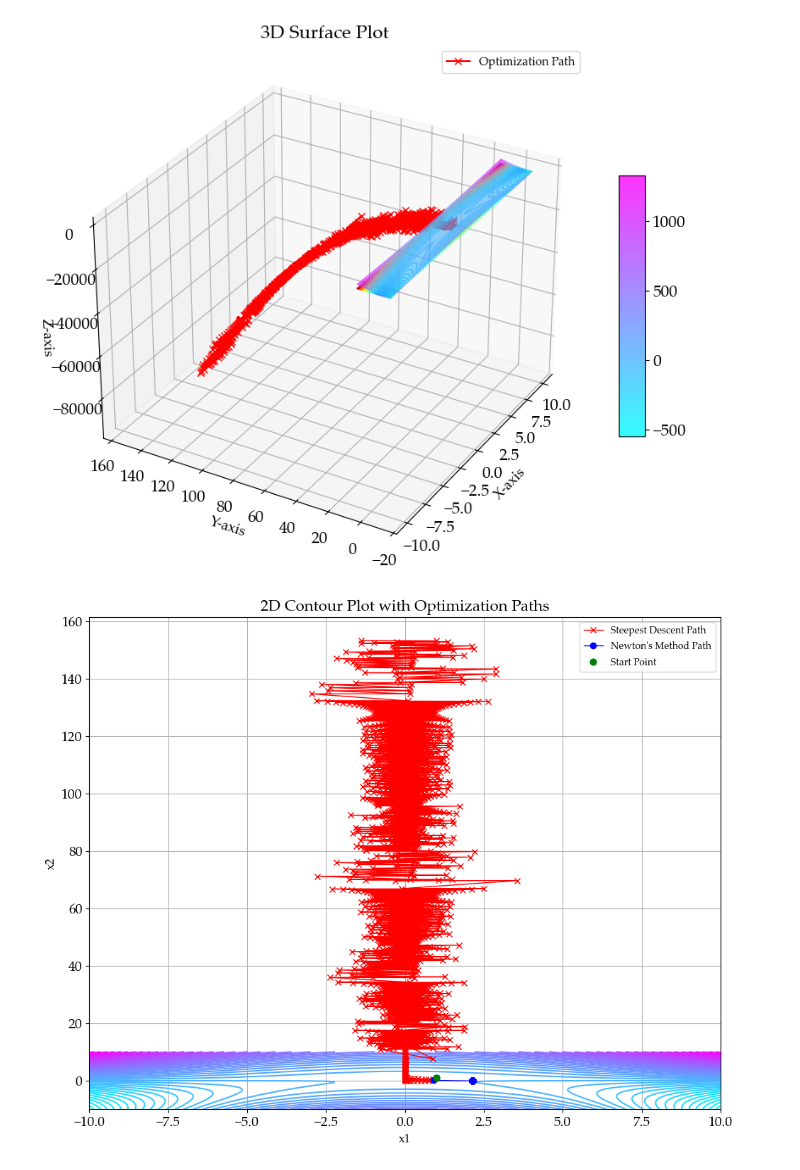
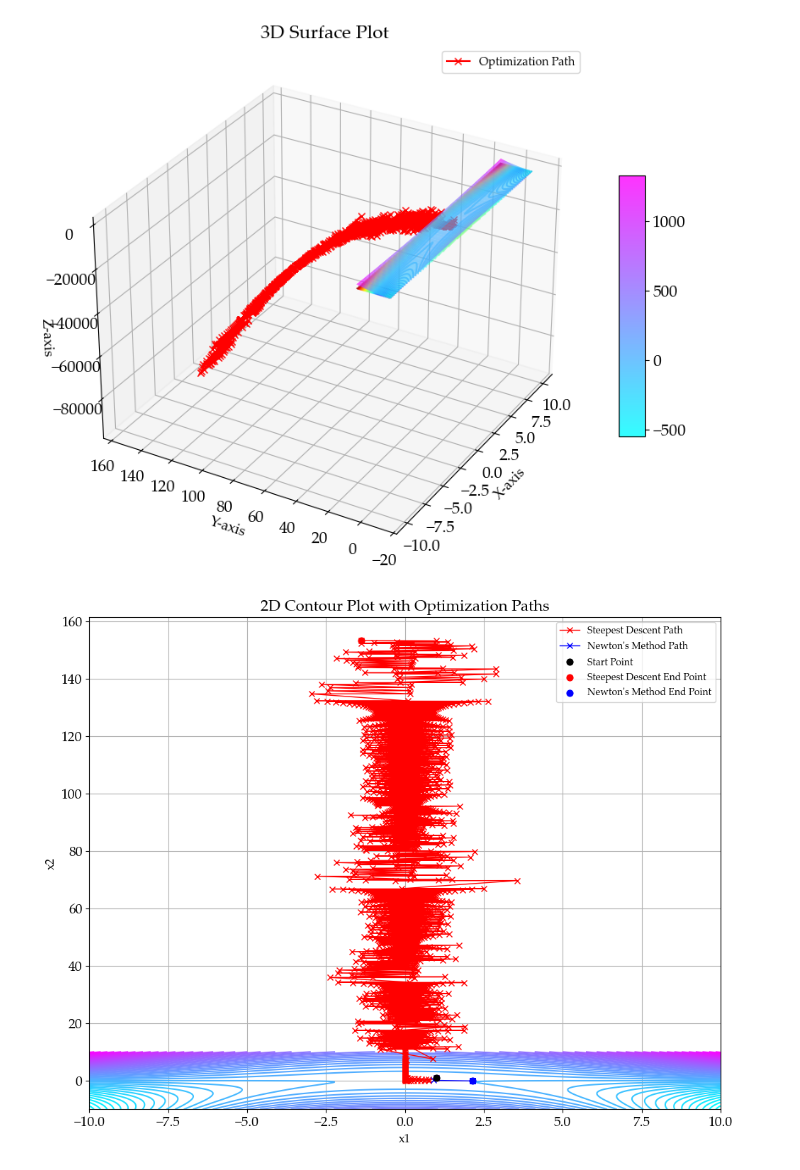
Before and after one commit to fegara/W11-Code, a Jupyter notebook: Assign.ipynb, the cells around one changed output. Drawn from its saved outputs; the diff is of its cells as text; code cells hidden in the pictures.

```diff
--- a/Assign.ipynb
+++ b/Assign.ipynb
@@ -334,28 +343,32 @@ plt.show()
 # %%
 # Create a 2D contour plot with optimization paths
 fig, ax = plt.subplots(figsize=(10, 8))
 
 # Plot the contour
 CS = ax.contour(X, Y, Z, levels=50, cmap='cool')
 
 # Plot the optimization path for Steepest Descent
 ax.plot(path[:, 0], path[:, 1], marker='x', color='red', linewidth=1, label='Steepest Descent Path')
 
 # Plot the optimization path for Newton's Method
-ax.plot(path_newton[:, 0], path_newton[:, 1], marker='o', color='blue', linewidth=1, label="Newton's Method Path")
+ax.plot(path_newton[:, 0], path_newton[:, 1], marker='x', color='blue', linewidth=1, label="Newton's Method Path")
 
 # Add the start point
-ax.scatter(x0[0], x0[1], color='green', s=40, label='Start Point', zorder=5)
+ax.scatter(x0[0], x0[1], color='black', s=40, label='Start Point', zorder=5)
+
+# Add the end points
+ax.scatter(path[-1, 0], path[-1, 1], color='red', s=40, label='Steepest Descent End Point', zorder=5)
+ax.scatter(path_newton[-1, 0], path_newton[-1, 1], color='blue', s=40, label="Newton's Method End Point", zorder=5)
 
 # Add labels, title, and legend
 ax.set_title("2D Contour Plot with Optimization Paths", fontsize=16)
 ax.set_xlabel('x1', fontsize=12)
 ax.set_ylabel('x2', fontsize=12)
 ax.legend()
 
 # Display the plot
 plt.grid(True)
 plt.tight_layout()
 plt.show()
 # %% [output]
-[figure, old version]
+[figure, new version]
```
Also changed, not shown: parts of 2 cells of this notebook.
